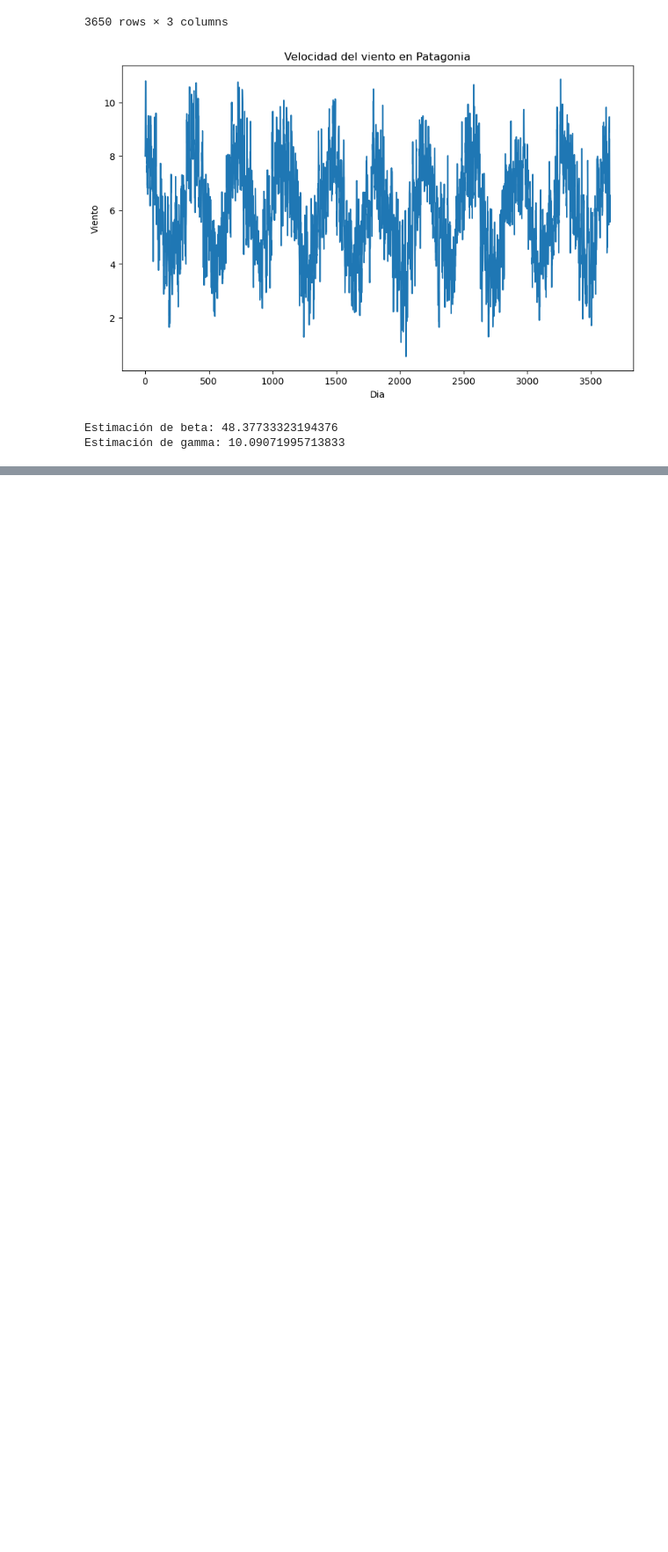
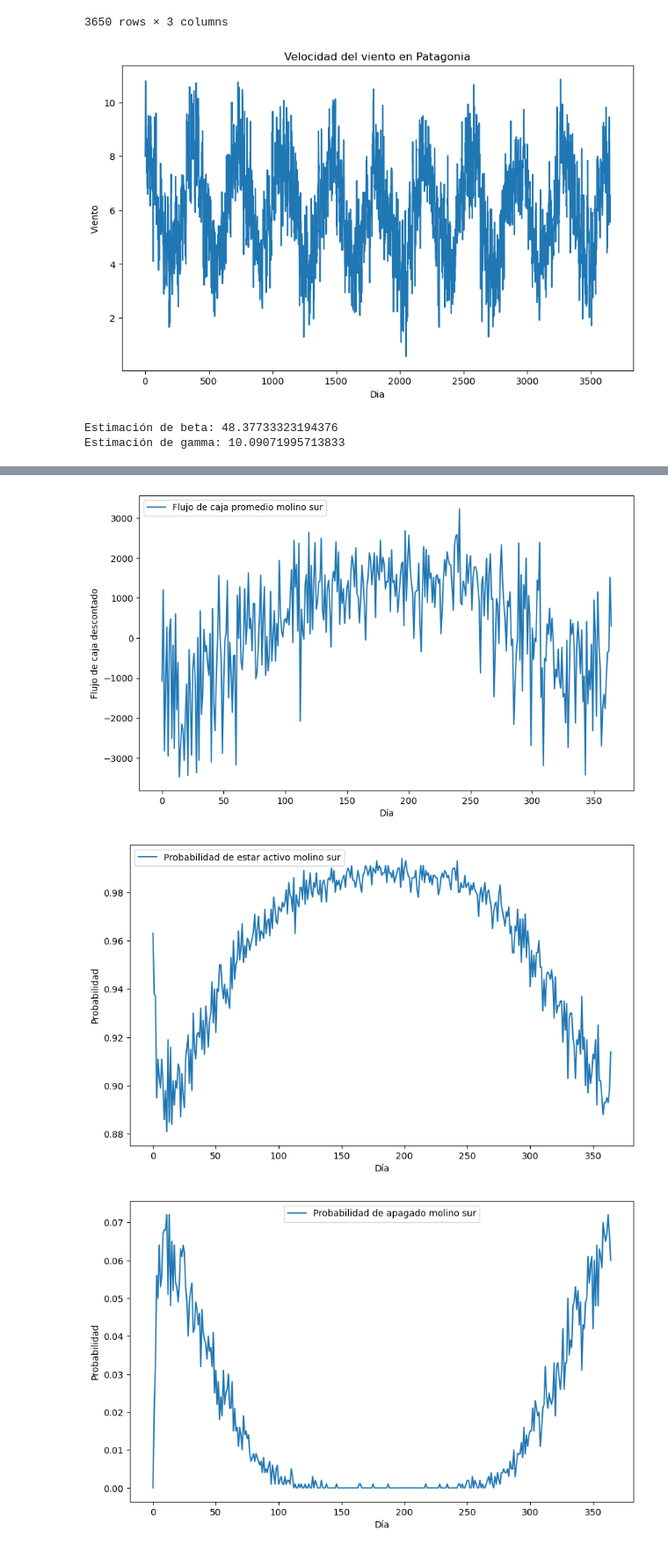
Before and after one commit to emi-verdun/Simulacion-Molino-ACN, a Jupyter notebook: simulacion.ipynb, the cells around one changed output, grey strips where cells are left out. Shown at 88% size. Cells and saved outputs as stored; diff of their text form; code cells hidden in the pictures; blank space fills up the shorter version.

```diff
--- a/simulacion.ipynb
+++ b/simulacion.ipynb
@@ -240,0 +254,26 @@ plt.show()
+# %%
+#Gráficos molino sur
+plt.figure(figsize=(10, 6))
+plt.plot(np.mean(cashflows_sur, axis=0), label="Flujo de caja promedio molino sur")
+plt.xlabel("Día")
+plt.ylabel("Flujo de caja descontado")
+plt.legend()
+plt.show()
+
+plt.figure(figsize=(10, 6))
+plt.plot(np.mean(activo_sur, axis=0), label="Probabilidad de estar activo molino sur")
+plt.xlabel("Día")
+plt.ylabel("Probabilidad")
+plt.legend()
+plt.show()
+
+plt.figure(figsize=(10, 6))
+plt.plot(np.mean(apagado_sur, axis=0), label="Probabilidad de apagado molino sur")
+plt.xlabel("Día")
+plt.ylabel("Probabilidad")
+plt.legend()
+plt.show()
+# %% [output]
+[figure, added]
+[figure, added]
+[figure, added]
```
Also changed, not shown: parts of 9 cells of this notebook.
